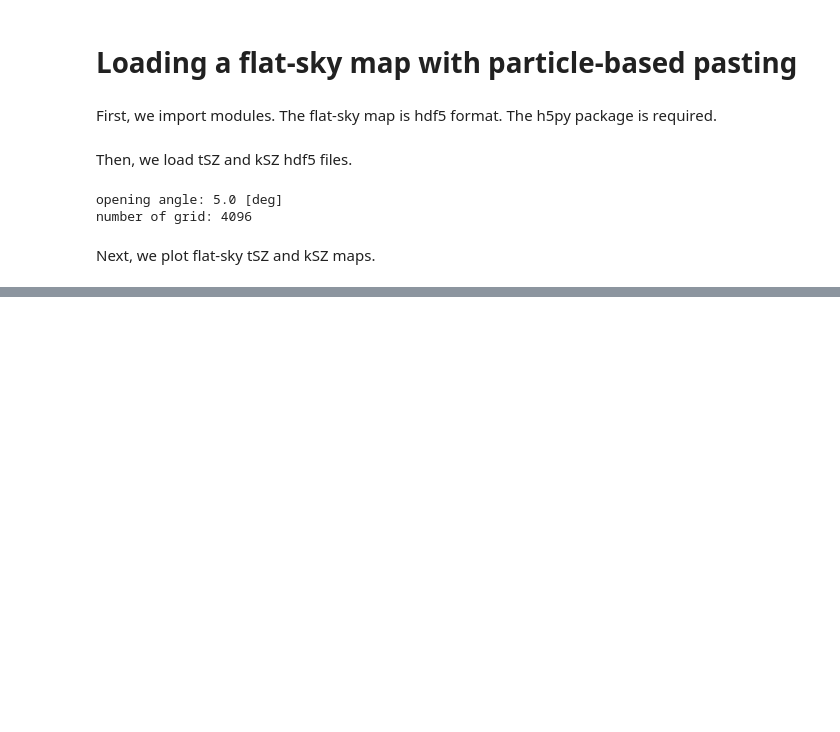
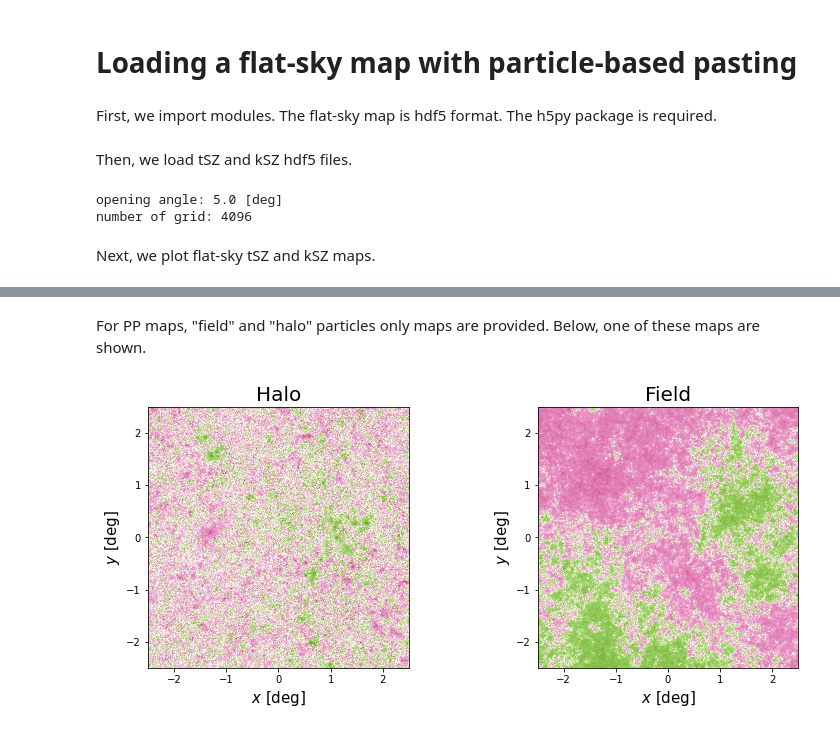
Before and after one commit to 0satoken/BP_SZ_maps, a Jupyter notebook: load_flatsky_PP_map.ipynb, the cells around one changed output, grey strips where cells are left out. Drawn from its saved outputs; the diff is of its cells as text; code cells hidden in the pictures; blank space fills up the shorter version.

```diff
--- a/load_flatsky_PP_map.ipynb
+++ b/load_flatsky_PP_map.ipynb
@@ -63,0 +67,35 @@ plt.show()
+# %% [markdown]
+For PP maps, "field" and "halo" particles only maps are provided. Below, one of these maps are shown.
+# %%
+fig, (ax0, ax1) = plt.subplots(1, 2, figsize=(6.4*2, 4.8))
+
+f = h5py.File("flatsky_PP_halo_kSZ_r000.hdf5", "r")
+bmap_halo = f["kSZ_map"][:]
+f.close()
+
+f = h5py.File("flatsky_PP_field_kSZ_r000.hdf5", "r")
+bmap_field = f["kSZ_map"][:]
+f.close()
+
+ax0.pcolormesh(X, Y, bmap_halo, shading="auto",
+               norm=colors.SymLogNorm(linthresh=1e-7, linscale=1.0,
+               vmin=-1e-4, vmax=1e-4, base=10), cmap="PiYG", rasterized=True)
+ax0.set_aspect('equal')
+
+ax0.set_xlabel(r"$x \ [\mathrm{deg}]$", fontsize=15)
+ax0.set_ylabel(r"$y \ [\mathrm{deg}]$", fontsize=15)
+ax0.set_title(r"Halo", fontsize=20)
+
+
+ax1.pcolormesh(X, Y, bmap_field, shading="auto",
+               norm=colors.SymLogNorm(linthresh=1e-7, linscale=1.0,
+               vmin=-1e-4, vmax=1e-4, base=10), cmap="PiYG", rasterized=True)
+ax1.set_aspect('equal')
+
+ax1.set_xlabel(r"$x \ [\mathrm{deg}]$", fontsize=15)
+ax1.set_ylabel(r"$y \ [\mathrm{deg}]$", fontsize=15)
+ax1.set_title(r"Field", fontsize=20)
+
+plt.show()
+# %% [output]
+[figure, added]
```
Also changed, not shown: parts of 3 cells of this notebook, 1 other file.
